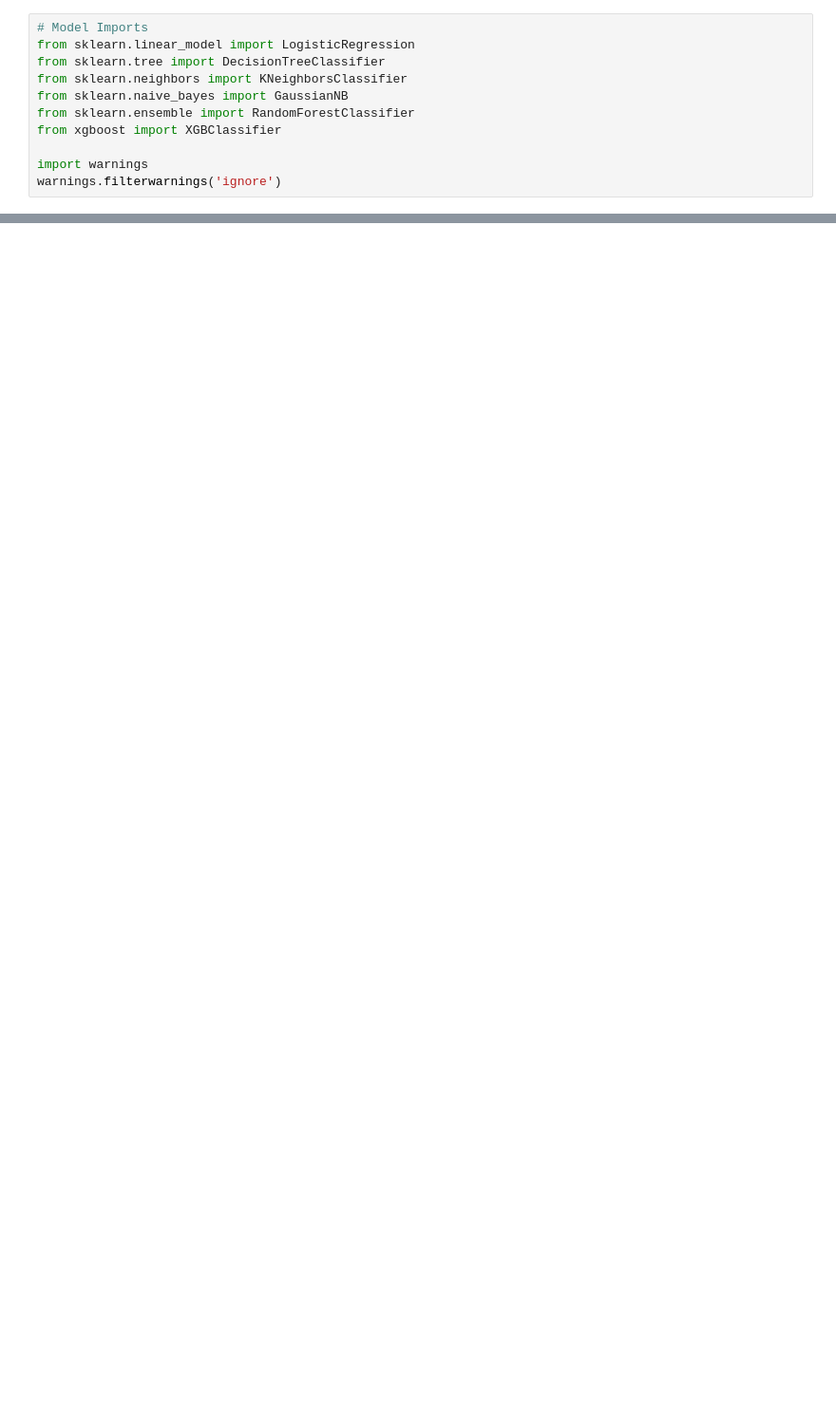
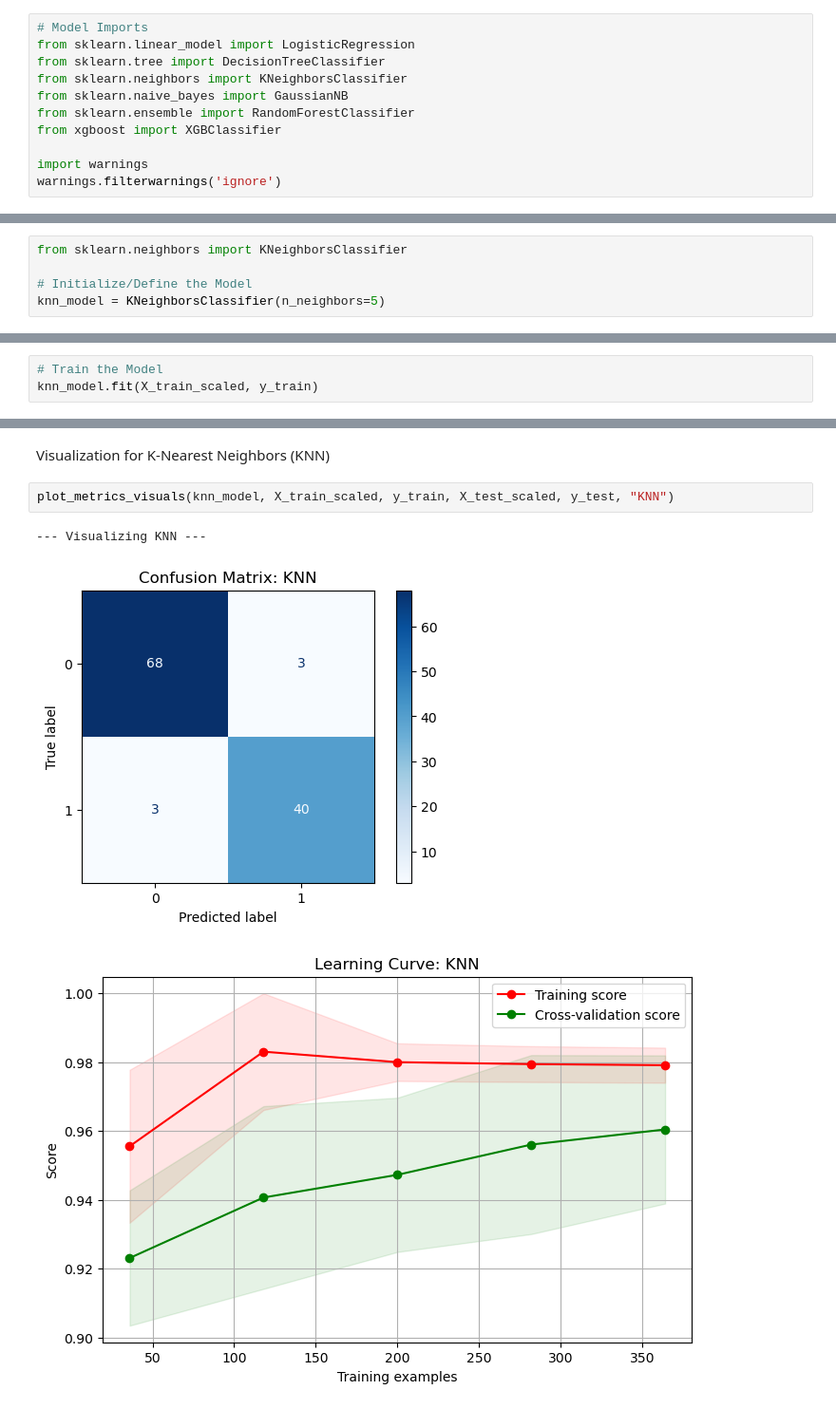
Before and after one commit to fouzan-ashraf/BITS-MTech-Fouzan-ML-Assignment2, a Jupyter notebook: model/2025ab05236_ml_assignment2.ipynb, the cells around one changed output, grey strips where cells are left out. Shown at 95% size. Saved outputs shown, nothing was run; the diff lists cells and outputs as text; blank space fills up the shorter version.

```diff
--- a/model/2025ab05236_ml_assignment2.ipynb
+++ b/model/2025ab05236_ml_assignment2.ipynb
@@ -55,0 +363,5 @@ Please check the file name and location.
+# %%
+from sklearn.neighbors import KNeighborsClassifier
+
+# Initialize/Define the Model
+knn_model = KNeighborsClassifier(n_neighbors=5)
@@ -55,0 +370,3 @@ Please check the file name and location.
+# %%
+# Train the Model
+knn_model.fit(X_train_scaled, y_train)
@@ -55,0 +399,8 @@ Please check the file name and location.
+# %% [markdown]
+Visualization for K-Nearest Neighbors (KNN)
+# %%
+plot_metrics_visuals(knn_model, X_train_scaled, y_train, X_test_scaled, y_test, "KNN")
+# %% [output]
+--- Visualizing KNN ---
+[figure, added]
+[figure, added]
```
Also changed, not shown: parts of 64 cells of this notebook, 2 other files.
